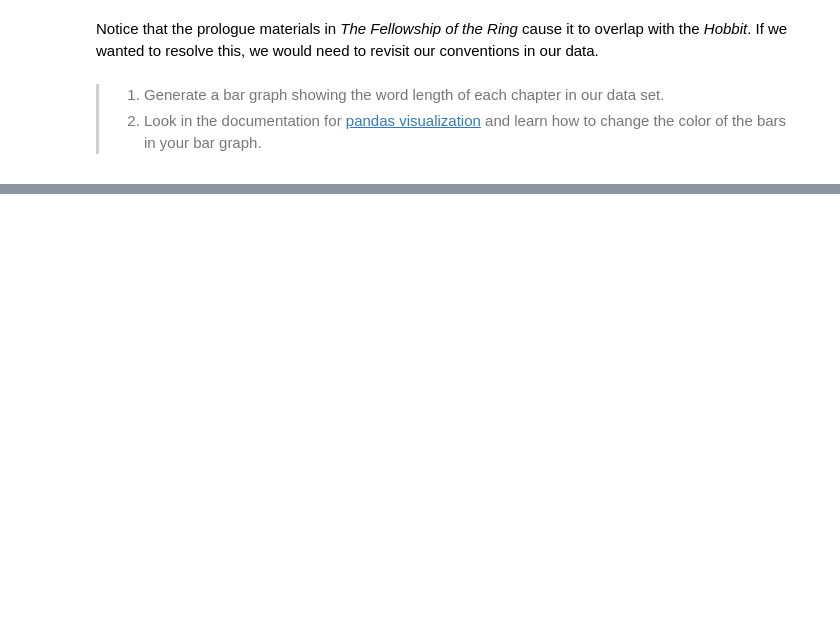
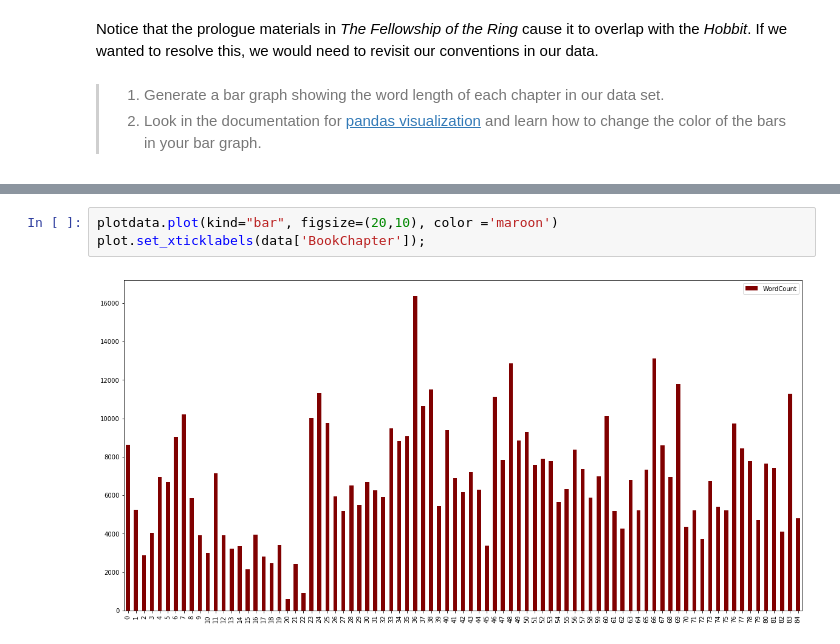
Before and after one commit to katielrink/ds_1300_notebooks, a Jupyter notebook: work/01_assignment.ipynb, the cells around one changed output, grey strips where cells are left out. Drawn from its saved outputs; the diff is of its cells as text; blank space fills up the shorter version.

```diff
--- a/work/01_assignment.ipynb
+++ b/work/01_assignment.ipynb
@@ -648,0 +718,5 @@ plt.pyplot.legend()
+# %%
+plotdata.plot(kind="bar", figsize=(20,10), color ='maroon')
+plot.set_xticklabels(data['BookChapter']);
+# %% [output]
+[figure, added]
```
Also changed, not shown: parts of 17 cells of this notebook.
